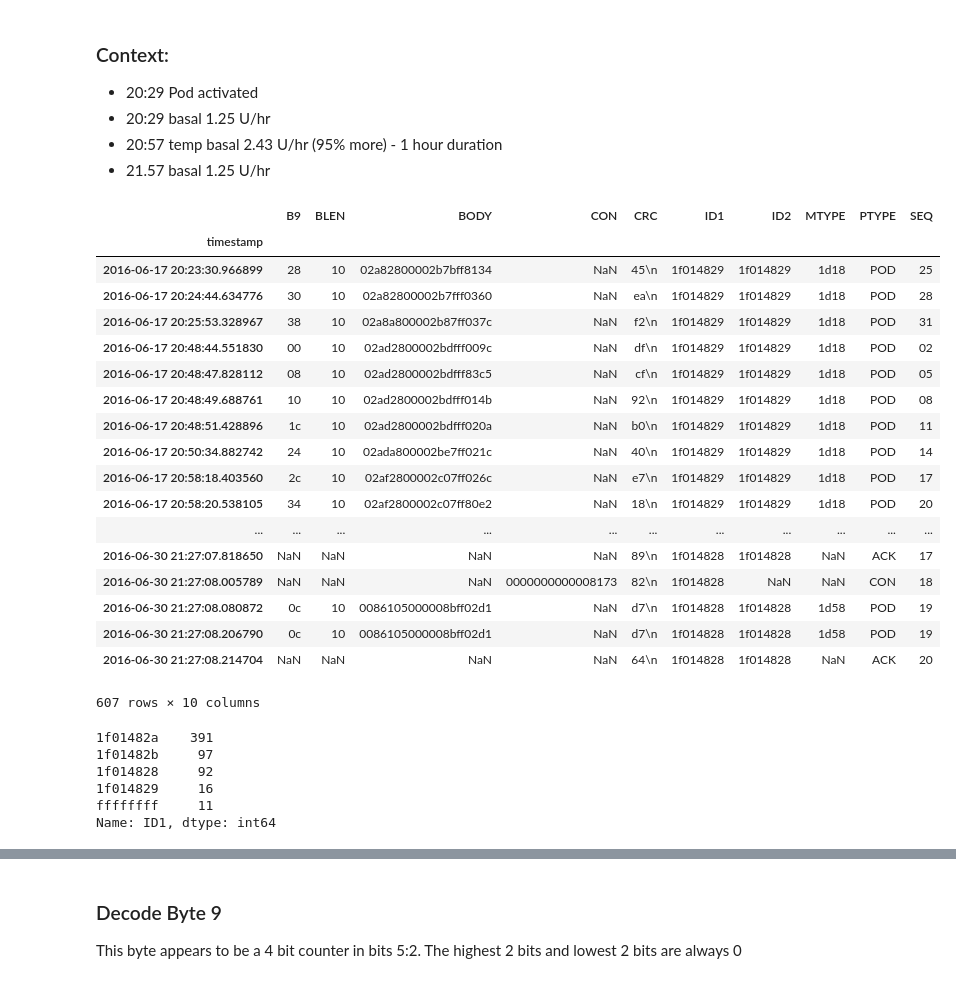
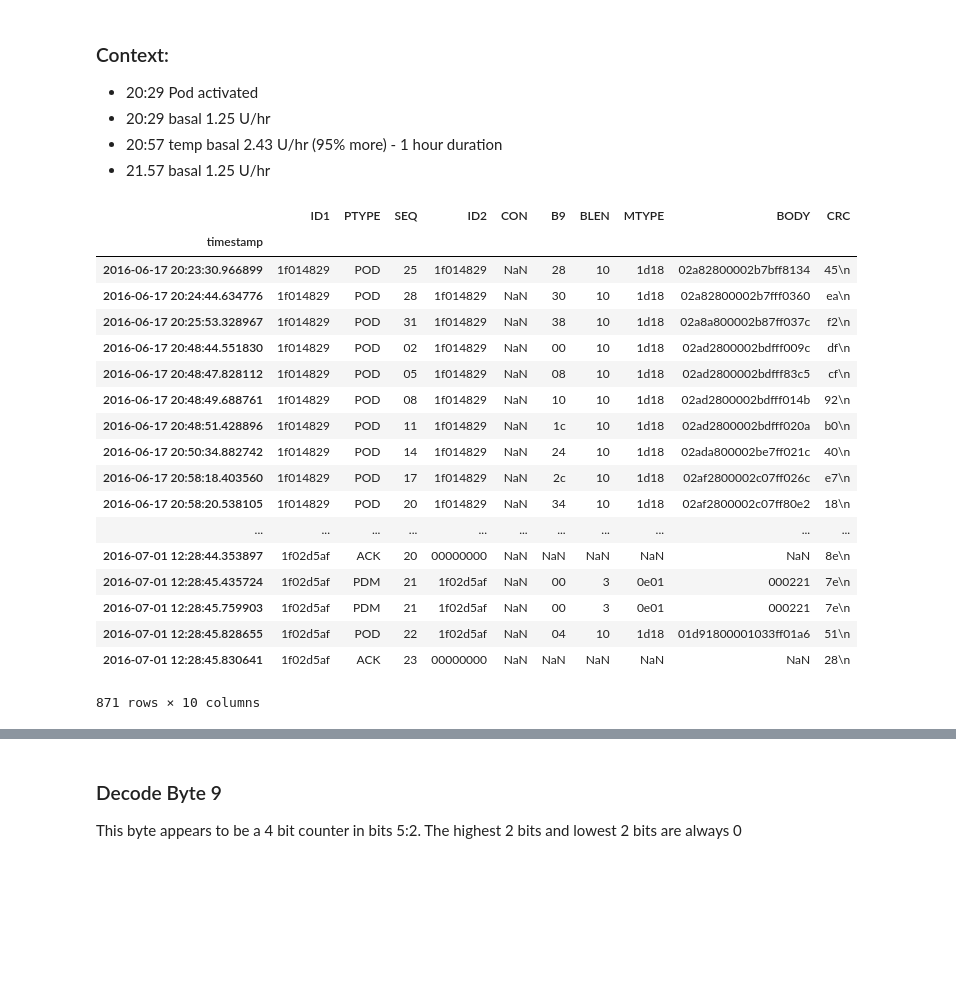
Before and after one commit to openaps/openomni, a Jupyter notebook: exploratory/Status Packets.ipynb, the cells around one changed output, grey strips where cells are left out. Saved outputs shown, nothing was run; the diff lists cells and outputs as text; code cells hidden in the pictures; blank space fills up the shorter version.

```diff
--- a/exploratory/Status Packets.ipynb
+++ b/exploratory/Status Packets.ipynb
@@ -8,53 +8,54 @@
 # %%
 import pandas as pd
 %matplotlib inline
 import matplotlib
 import numpy as np
 import matplotlib.pyplot as plt
 import dateutil
 
 def parse(line):
     elems = line.split(' ')
 
     obj = {
         'timestamp': dateutil.parser.parse(elems[0])
     }
     for elem in elems[1:]:
         (key,v) = elem.split(':')
         obj[key] = v
 
     return obj
 
+def extract_byte(x, index):
+    def byte_mapper(x):
+        if not isinstance(x, basestring):
+            return None
+        if len(x) > 0:
+            return ord(x.decode('hex')[index])
+        else:
+            return None
+    return x.map(byte_mapper)
 
 lines = open('packets.txt', "rt").readlines()
-packets = pd.DataFrame(map(lambda x: parse(x), lines)).set_index('timestamp')
-packets
+column_order = ['timestamp', 'ID1', 'PTYPE', 'SEQ', 'ID2', 'CON', 'B9', 'BLEN', 'MTYPE', 'BODY', 'CRC']
+packets = pd.DataFrame(map(lambda x: parse(x), lines), columns=column_order).set_index('timestamp')
+packets.head(1000)
 # %% [output]
-|  | B9 | BLEN | BODY | CON | CRC | ID1 | ID2 | MTYPE | PTYPE | SEQ |
+|  | ID1 | PTYPE | SEQ | ID2 | CON | B9 | BLEN | MTYPE | BODY | CRC |
 | timestamp |  |  |  |  |  |  |  |  |  |  |
-| 2016-06-17 20:23:30.966899 | 28 | 10 | 02a82800002b7bff8134 | NaN | 45\n | 1f014829 | 1f014829 | 1d18 | POD | 25 |
-| 2016-06-17 20:24:44.634776 | 30 | 10 | 02a82800002b7fff0360 | NaN | ea\n | 1f014829 | 1f014829 | 1d18 | POD | 28 |
-| 2016-06-17 20:25:53.328967 | 38 | 10 | 02a8a800002b87ff037c | NaN | f2\n | 1f014829 | 1f014829 | 1d18 | POD | 31 |
-| 2016-06-17 20:48:44.551830 | 00 | 10 | 02ad2800002bdfff009c | NaN | df\n | 1f014829 | 1f014829 | 1d18 | POD | 02 |
-| 2016-06-17 20:48:47.828112 | 08 | 10 | 02ad2800002bdfff83c5 | NaN | cf\n | 1f014829 | 1f014829 | 1d18 | POD | 05 |
-| 2016-06-17 20:48:49.688761 | 10 | 10 | 02ad2800002bdfff014b | NaN | 92\n | 1f014829 | 1f014829 | 1d18 | POD | 08 |
-| 2016-06-17 20:48:51.428896 | 1c | 10 | 02ad2800002bdfff020a | NaN | b0\n | 1f014829 | 1f014829 | 1d18 | POD | 11 |
-| 2016-06-17 20:50:34.882742 | 24 | 10 | 02ada800002be7ff021c | NaN | 40\n | 1f014829 | 1f014829 | 1d18 | POD | 14 |
-| 2016-06-17 20:58:18.403560 | 2c | 10 | 02af2800002c07ff026c | NaN | e7\n | 1f014829 | 1f014829 | 1d18 | POD | 17 |
-| 2016-06-17 20:58:20.538105 | 34 | 10 | 02af2800002c07ff80e2 | NaN | 18\n | 1f014829 | 1f014829 | 1d18 | POD | 20 |
+| 2016-06-17 20:23:30.966899 | 1f014829 | POD | 25 | 1f014829 | NaN | 28 | 10 | 1d18 | 02a82800002b7bff8134 | 45\n |
+| 2016-06-17 20:24:44.634776 | 1f014829 | POD | 28 | 1f014829 | NaN | 30 | 10 | 1d18 | 02a82800002b7fff0360 | ea\n |
+| 2016-06-17 20:25:53.328967 | 1f014829 | POD | 31 | 1f014829 | NaN | 38 | 10 | 1d18 | 02a8a800002b87ff037c | f2\n |
+| 2016-06-17 20:48:44.551830 | 1f014829 | POD | 02 | 1f014829 | NaN | 00 | 10 | 1d18 | 02ad2800002bdfff009c | df\n |
+| 2016-06-17 20:48:47.828112 | 1f014829 | POD | 05 | 1f014829 | NaN | 08 | 10 | 1d18 | 02ad2800002bdfff83c5 | cf\n |
+| 2016-06-17 20:48:49.688761 | 1f014829 | POD | 08 | 1f014829 | NaN | 10 | 10 | 1d18 | 02ad2800002bdfff014b | 92\n |
+| 2016-06-17 20:48:51.428896 | 1f014829 | POD | 11 | 1f014829 | NaN | 1c | 10 | 1d18 | 02ad2800002bdfff020a | b0\n |
+| 2016-06-17 20:50:34.882742 | 1f014829 | POD | 14 | 1f014829 | NaN | 24 | 10 | 1d18 | 02ada800002be7ff021c | 40\n |
+| 2016-06-17 20:58:18.403560 | 1f014829 | POD | 17 | 1f014829 | NaN | 2c | 10 | 1d18 | 02af2800002c07ff026c | e7\n |
+| 2016-06-17 20:58:20.538105 | 1f014829 | POD | 20 | 1f014829 | NaN | 34 | 10 | 1d18 | 02af2800002c07ff80e2 | 18\n |
 | ... | ... | ... | ... | ... | ... | ... | ... | ... | ... | ... |
-| 2016-06-30 21:27:07.818650 | NaN | NaN | NaN | NaN | 89\n | 1f014828 | 1f014828 | NaN | ACK | 17 |
-| 2016-06-30 21:27:08.005789 | NaN | NaN | NaN | 0000000000008173 | 82\n | 1f014828 | NaN | NaN | CON | 18 |
-| 2016-06-30 21:27:08.080872 | 0c | 10 | 0086105000008bff02d1 | NaN | d7\n | 1f014828 | 1f014828 | 1d58 | POD | 19 |
-| 2016-06-30 21:27:08.206790 | 0c | 10 | 0086105000008bff02d1 | NaN | d7\n | 1f014828 | 1f014828 | 1d58 | POD | 19 |
-| 2016-06-30 21:27:08.214704 | NaN | NaN | NaN | NaN | 64\n | 1f014828 | 1f014828 | NaN | ACK | 20 |
+| 2016-07-01 12:28:44.353897 | 1f02d5af | ACK | 20 | 00000000 | NaN | NaN | NaN | NaN | NaN | 8e\n |
+| 2016-07-01 12:28:45.435724 | 1f02d5af | PDM | 21 | 1f02d5af | NaN | 00 | 3 | 0e01 | 000221 | 7e\n |
+| 2016-07-01 12:28:45.759903 | 1f02d5af | PDM | 21 | 1f02d5af | NaN | 00 | 3 | 0e01 | 000221 | 7e\n |
+| 2016-07-01 12:28:45.828655 | 1f02d5af | POD | 22 | 1f02d5af | NaN | 04 | 10 | 1d18 | 01d91800001033ff01a6 | 51\n |
+| 2016-07-01 12:28:45.830641 | 1f02d5af | ACK | 23 | 00000000 | NaN | NaN | NaN | NaN | NaN | 28\n |
-607 rows × 10 columns
+871 rows × 10 columns
-# %%
-packets["ID1"].value_counts()
-# %% [output]
-1f01482a    391
-1f01482b     97
-1f014828     92
-1f014829     16
-ffffffff     11
-Name: ID1, dtype: int64
```
Also changed, not shown: parts of 13 cells of this notebook, 1 other file.
